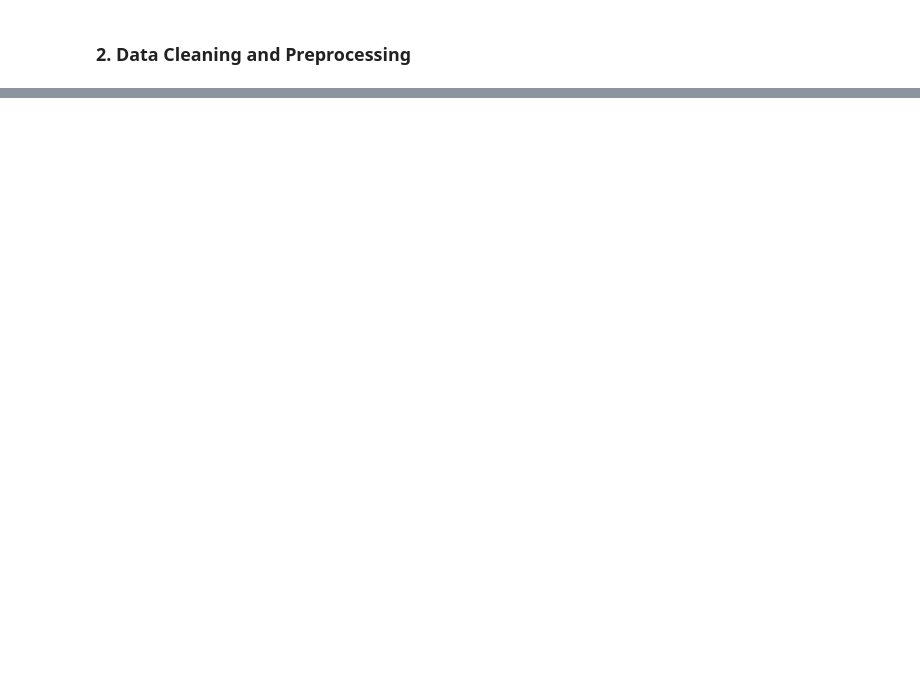
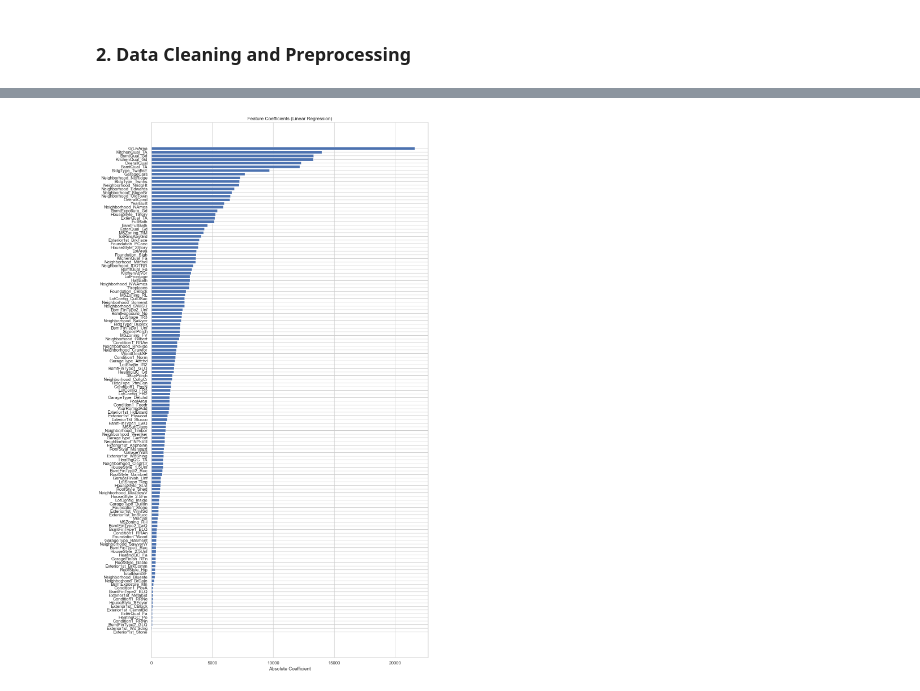
Before and after one commit to b-4her/2010-house-price-prediction, a Jupyter notebook: notebooks/EDA.ipynb, the cells around one changed output, grey strips where cells are left out. Cells and saved outputs as stored; diff of their text form; code cells hidden in the pictures; blank space fills up the shorter version.

```diff
--- a/notebooks/EDA.ipynb
+++ b/notebooks/EDA.ipynb
@@ -257,0 +456,15 @@ Index(['Id', 'MSSubClass', 'MSZoning', 'LotFrontage', 'LotArea', 'Street',
+# %%
+# 5. Leakage prevention
+
+leakage_cols = [
+    "SaleType",
+    "SaleCondition",
+    "MoSold",
+    "YrSold"
+]
+
+leakage_cols = [c for c in leakage_cols if c in df.columns]
+df = df.drop(columns=leakage_cols)
+
+print("Dropped leakage-related columns:", leakage_cols)
+print("New shape:", df.shape)
@@ -257,0 +558,44 @@ Index(['Id', 'MSSubClass', 'MSZoning', 'LotFrontage', 'LotArea', 'Street',
+# %%
+# 7. Tree-Based Feature Importance
+
+from sklearn.linear_model import LinearRegression
+from sklearn.preprocessing import StandardScaler
+from sklearn.pipeline import Pipeline
+from sklearn.impute import SimpleImputer
+
+# Separate features and target
+X = df.drop(columns=["SalePrice"])
+y = df["SalePrice"]
+
+# One-hot encode categorical variables
+X_encoded = pd.get_dummies(X, drop_first=True)
+
+# Pipeline: impute + scale + linear regression
+pipe = Pipeline([
+    ("imputer", SimpleImputer(strategy="median")),
+    ("scaler", StandardScaler()),
+    ("model", LinearRegression())
+])
+
+pipe.fit(X_encoded, y)
+
+# Extract coefficients
+model = pipe.named_steps["model"]
+coefs = pd.Series(model.coef_, index=X_encoded.columns)
+
+# Sort by absolute magnitude
+coef_df = pd.DataFrame({
+    "feature": X_encoded.columns,
+    "coefficient": np.abs(coefs)
+}).sort_values(by="coefficient", ascending=False)
+
+plt.figure(figsize=(12, max(6, len(coef_df) * 0.15)))
+
+plt.barh(coef_df["feature"], coef_df["coefficient"])
+plt.gca().invert_yaxis()
+plt.title("Feature Coefficients (Linear Regression)")
+plt.xlabel("Absolute Coefficient")
+plt.tight_layout()
+plt.show()
+# %% [output]
+[figure, added]
```
Also changed, not shown: parts of 58 cells of this notebook.
